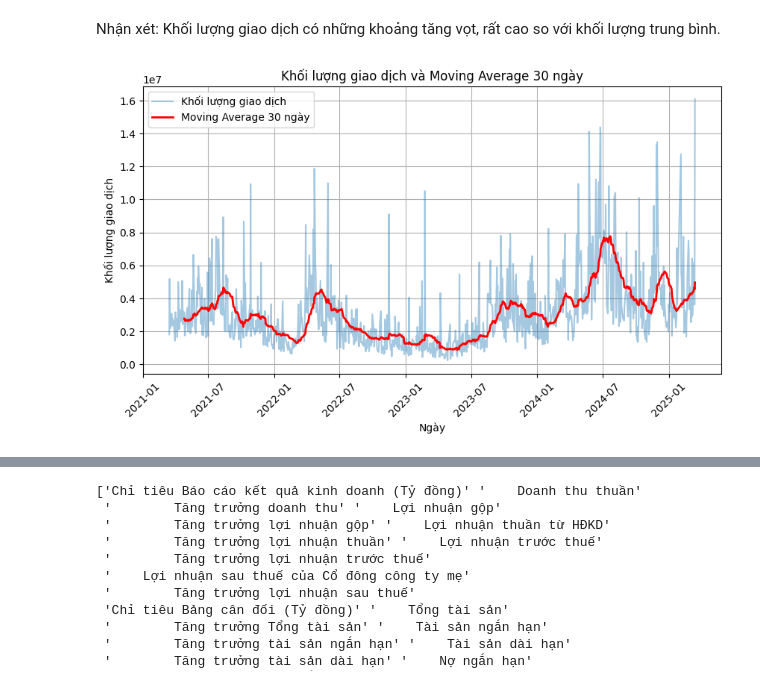
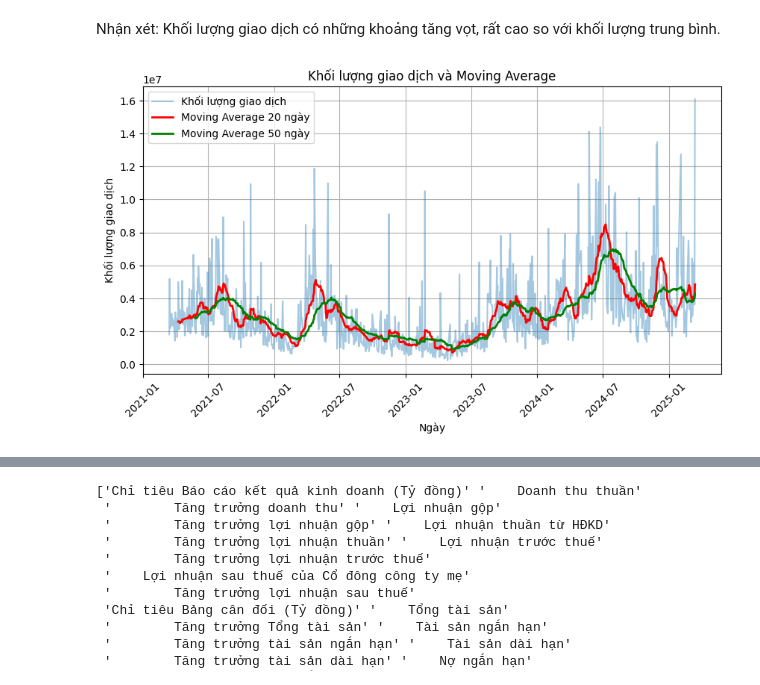
Before and after one commit to bokuwakira1411/Data-understanding---DM-A, a Jupyter notebook: BT_data_understanding.ipynb, the cells around one changed output, grey strips where cells are left out. Drawn from its saved outputs; the diff is of its cells as text; code cells hidden in the pictures.

```diff
--- a/BT_data_understanding.ipynb
+++ b/BT_data_understanding.ipynb
@@ -16,7 +18,7 @@ df_finIn.head()
 | 4 | Tăng trưởng lợi nhuận gộp | 1.504000e-01 | 1.205000e-01 | 2.196000e-01 | 2.064000e-01 | 7.450000e-02 | 2.608000e-01 | 2.059000e-01 | 1.555000e-01 | 2.801000e-01 | ... | ... |
 5 rows × 41 columns
 # %%
-df_priceHis = pd.read_excel("/content/drive/MyDrive/FPT DATA/Simplize_FPT_PriceHistory_20250315.xlsx", header= 5)
+df_priceHis = pd.read_excel("/content/drive/MyDrive/Dataset/Simplize_FPT_PriceHistory_20250315.xlsx", header= 5)
 df_priceHis.head()
 # %% [output]
 |  | NGÀY | GIÁ MỞ CỬA | GIÁ CAO NHẤT | GIÁ THẤP NHẤT | GIÁ ĐÓNG CỬA | THAY ĐỔI GIÁ | % THAY ĐỔI | KHỐI LƯỢNG |
@@ -126,17 +130,20 @@ plt.show()
 # %% [markdown]
 Nhận xét: Khối lượng giao dịch có những khoảng tăng vọt, rất cao so với khối lượng trung bình.
 # %%
-df_priceHis['MA_30'] = df_priceHis['KHỐI LƯỢNG'].rolling(window=30).mean()
+df_priceHis['MA_20'] = df_priceHis['KHỐI LƯỢNG'].rolling(window=20).mean()
+df_priceHis['MA_50'] = df_priceHis['KHỐI LƯỢNG'].rolling(window=50).mean()
 
 plt.figure(figsize=(10, 5))
 plt.plot(df_priceHis['NGÀY'], df_priceHis['KHỐI LƯỢNG'], label='Khối lượng giao dịch', alpha=0.4)
-plt.plot(df_priceHis['NGÀY'], df_priceHis['MA_30'], label='Moving Average 30 ngày', color='red', linewidth=2)
-plt.title('Khối lượng giao dịch và Moving Average 30 ngày')
+plt.plot(df_priceHis['NGÀY'], df_priceHis['MA_20'], label='Moving Average 20 ngày', color='red', linewidth=2)
+plt.plot(df_priceHis['NGÀY'], df_priceHis['MA_50'], label='Moving Average 50 ngày', color='green', linewidth=2)
+
+plt.title('Khối lượng giao dịch và Moving Average')
 plt.xlabel('Ngày')
 plt.ylabel('Khối lượng giao dịch')
 plt.legend()
 plt.grid(True)
 plt.xticks(rotation=45)
 plt.show()
 # %% [output]
-[figure, old version]
+[figure, new version]
```
Also changed, not shown: parts of 6 cells of this notebook.
